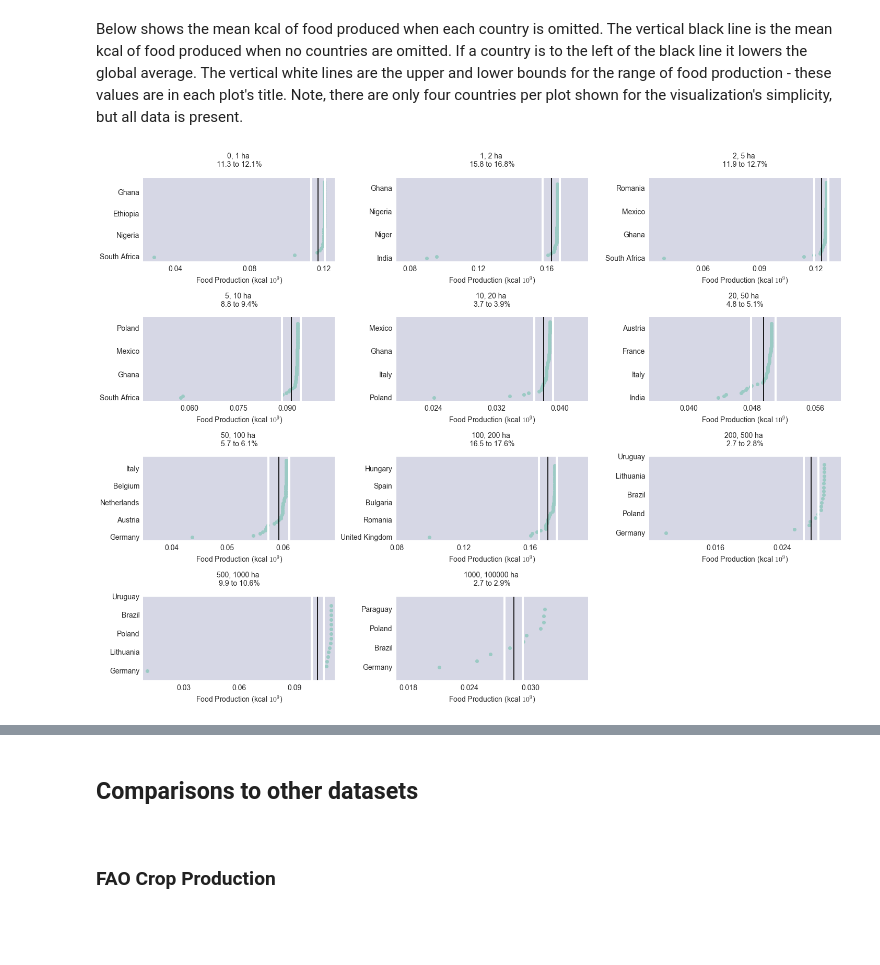
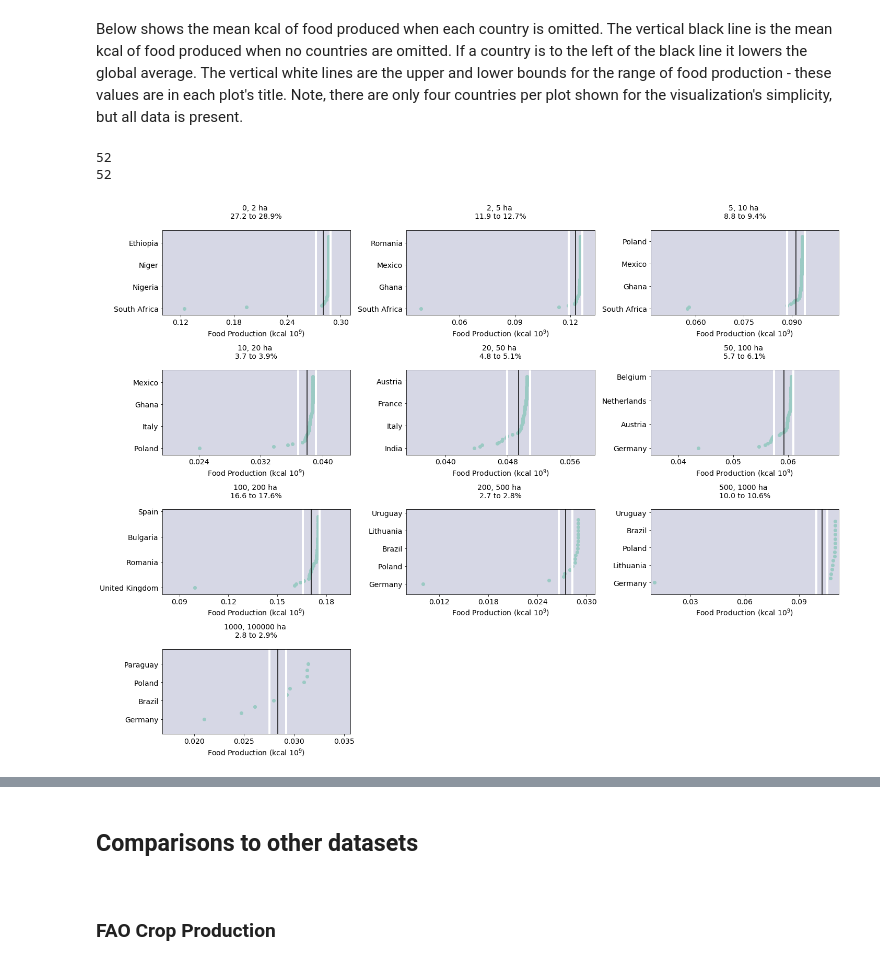
Before and after one commit to vinnyricciardi/farmsize_site, a Jupyter notebook: Notebooks/Sensitivity_Analyses.ipynb, the cells around one changed output, grey strips where cells are left out. Cells and saved outputs as stored; diff of their text form; code cells hidden in the pictures; blank space fills up the shorter version.

```diff
--- a/Notebooks/Sensitivity_Analyses.ipynb
+++ b/Notebooks/Sensitivity_Analyses.ipynb
@@ -96,7 +96,7 @@ def read_data_init(path):
     data['fs_class_max'] = np.where(data['fs_class_max'].isnull(), 10000, data['fs_class_max'])
 
     data['Farm_Sizes'] = pd.cut(data['fs_class_max'],
-                                bins=[0, 1, 2, 5, 10, 20, 50,
+                                bins=[0, 2, 5, 10, 20, 50,
                                       100, 200, 500, 1000, 100000])
 
     data['production_kcal'] = data['Production_fix'] * data['kcal']
@@ -468,8 +472,17 @@ To do:
 - Show the distributions for different types of family farms in Uruguay and Colombia. Maybe only Uruguay because Colombia's classification is more difficult to interpret?
 - Better understand why the spss file for Colombia did not contain proper info for family farms (the csv version did however... compare larissa's data (spss) with csv for final processing
 # %%
-path = '/Users/Vinny_Ricciardi/Documents/Data_Library_Big/Survey/Global/Farm_Size/Countries_raw_dbs_NEW_Brenton_computer_download_09052017/Household_Survey_Data/Sensitivity_Analyses/Uruguay_Family/FarmSize_data_fullyProcessed.csv'
-df_fam = read_data_init(path)
+# path = '/Users/Vinny_Ricciardi/Documents/Data_Library_Big/Survey/Global/Farm_Size/Countries_raw_dbs_NEW_Brenton_computer_download_09052017/Household_Survey_Data/Sensitivity_Analyses/Uruguay_Family/FarmSize_data_fullyProcessed.csv'
+# df_fam = read_data_init(path)
+try:
+    PATH = '/Users/Vinny_Ricciardi/Documents/Data_Library_Big/Survey/Global/Farm_Size/Data/Sensitivity_Analyses/Uruguay_Family/FarmSize_data_fullyProcessed.csv'
+    df_fam = read_data_init(PATH)
+except:
+    PATH = '/home/vinny_ricciardi/Documents/Data_Library_SSD/Survey/Global/Farm_Size/Data/Sensitivity_Analyses/Uruguay_Family/FarmSize_data_fullyProcessed.csv'
+    df_fam = read_data_init(PATH)
+
+
+
 df_fam = df_fam[df_fam['NAME_0']== 'Uruguay']
 
 df_fam_f = df_fam.loc[df_fam['NAME_2'] == 'Family']
@@ -582,11 +594,20 @@ To do:
 <a name="Spatial_Bias"></a>
 <h2>Spatial Bias</h2><br>
 # %%
-PATH1 = '/Users/Vinny_Ricciardi/Documents/Data_Library_Big/Survey/Global/Farm_Size/Data/FarmSize_data_fullyProcessed.csv'
-df = pd.read_csv(PATH1, low_memory=False)
-PATH2 = '/Users/Vinny_Ricciardi/Documents/Data_Library_Big/Survey/Global/FaoStat/FAOSTAT/Production_Crops_E_All_Data_(Normalized)_with_regions.csv'
-fao = pd.read_csv(PATH2)
-reg = pd.read_csv('/Users/Vinny_Ricciardi/Documents/Data_Library_Big/Survey/Global/Farm_Size/Data/FAO_FoodBalance/FAO_regional_lookup.csv')
+try:
+    PATH1 = '/Users/Vinny_Ricciardi/Documents/Data_Library_Big/Survey/Global/Farm_Size/Data/FarmSize_data_fullyProcessed.csv'
+    df = pd.read_csv(PATH1, low_memory=False)
+    PATH2 = '/Users/Vinny_Ricciardi/Documents/Data_Library_Big/Survey/Global/FaoStat/FAOSTAT/Production_Crops_E_All_Data_(Normalized)_with_regions.csv'
+    fao = pd.read_csv(PATH2)
+    reg = pd.read_csv('/Users/Vinny_Ricciardi/Documents/Data_Library_Big/Survey/Global/Farm_Size/Data/FAO_FoodBalance/FAO_regional_lookup.csv')
+except:
+    PATH1 = '/home/vinny_ricciardi/Documents/Data_Library_SSD/Survey/Global/Farm_Size/Data/FarmSize_data_fullyProcessed.csv'
+    df = pd.read_csv(PATH1, low_memory=False)
+    PATH2 = '/home/vinny_ricciardi/Documents/Data_Library_SSD/Survey/Global/FaoStat/FAOSTAT/Production_Crops_E_All_Data_(Normalized)_with_regions.csv'
+    fao = pd.read_csv(PATH2)
+    reg = pd.read_csv('/home/vinny_ricciardi/Documents/Data_Library_SSD/Survey/Global/Farm_Size/Data/FAO_FoodBalance/FAO_regional_lookup.csv')
+
+
 year = int(round(df['year'].mean(), 0))
 has = list(df['NAME_0'].unique())
 
@@ -722,6 +743,8 @@ def jacknife_prep(path, how='under2'):
     data = data.dropna()
 
     return data, fs_order, fs_txt
+
+
 def jacknife(data, variable='production_Food_kcal'):
 
     dictionary = dict(zip(fs_order, range(0, len(fs_order))))  # used to circumvent categorical indexing
@@ -782,6 +805,8 @@ def jacknife(data, variable='production_Food_kcal'):
     pivot.columns = ['Farm_Sizes', 'ix', 'ci_high', 'ci_low', 'mean']
 
     return out, pivot
+
+
 def plot_jacknife_countries(data):
 
     fig = plt.figure(figsize=[20,15])
@@ -806,32 +831,35 @@ def plot_jacknife_countries(data):
         ax.plot(tmp['country_mean_p'], tmp['ix_c'], c='#9BCAC4', marker="o", linewidth=0, label='Prod')
         ax.axvline(x=tmp['country_mean_p'].mean(), c='k')
         ax.axvline(x=tmp['fs_ci_low_p'].max(), c='w', linewidth=4)
         ax.axvline(x=tmp['fs_ci_high_p'].max(), c='w', linewidth=4)
         ax.set_xlim([tmp['country_mean_p'].min() - (0.2 * tmp['country_mean_p'].min()),
                      tmp['country_mean_p'].max() + (0.2 * tmp['country_mean_p'].min())])
 
         ax.set_yticklabels(tmp.NAME_0.unique(), fontsize=14)
         ax.tick_params(axis='x', labelsize=14)
         ax.set_xlabel('Food Production (kcal $10^9$)', fontsize=14)
         title = '{} ha \n{} to {}%\n'.format(fs_order[i][1:-1],
                                             round(100 * tmp['fs_ci_low_p'].max(), 1),
                                             round(100 * tmp['fs_ci_high_p'].max(), 1))
         ax.set_title(title, fontsize=14)
         ax.set_axis_bgcolor("#d6d7e5")
         ax.set_clip_on(False)
         ax.grid(alpha=0.0)
         #ax.set_xticks(ax.get_xticks()[::2])
         ax.set_ylim(ax.get_ylim()[0] - 2, ax.get_ylim()[1] + 2)
 
         ax.xaxis.set_major_locator(MaxNLocator(4))
         ax.yaxis.set_major_locator(MaxNLocator(5))
 
     fig.tight_layout()
 
     return plt.show()
 
-data, fs_order, fs_txt = jacknife_prep(PATH, how='under1')
+
+data, fs_order, fs_txt = jacknife_prep(PATH, how='under2')
 df_jk, prods = jacknife(data)
 plot_jacknife_countries(df_jk)
 # %% [output]
+52
+52
-[figure, old version]
+[figure, new version]
```
Also changed, not shown: parts of 25 cells of this notebook, 9 other files.
